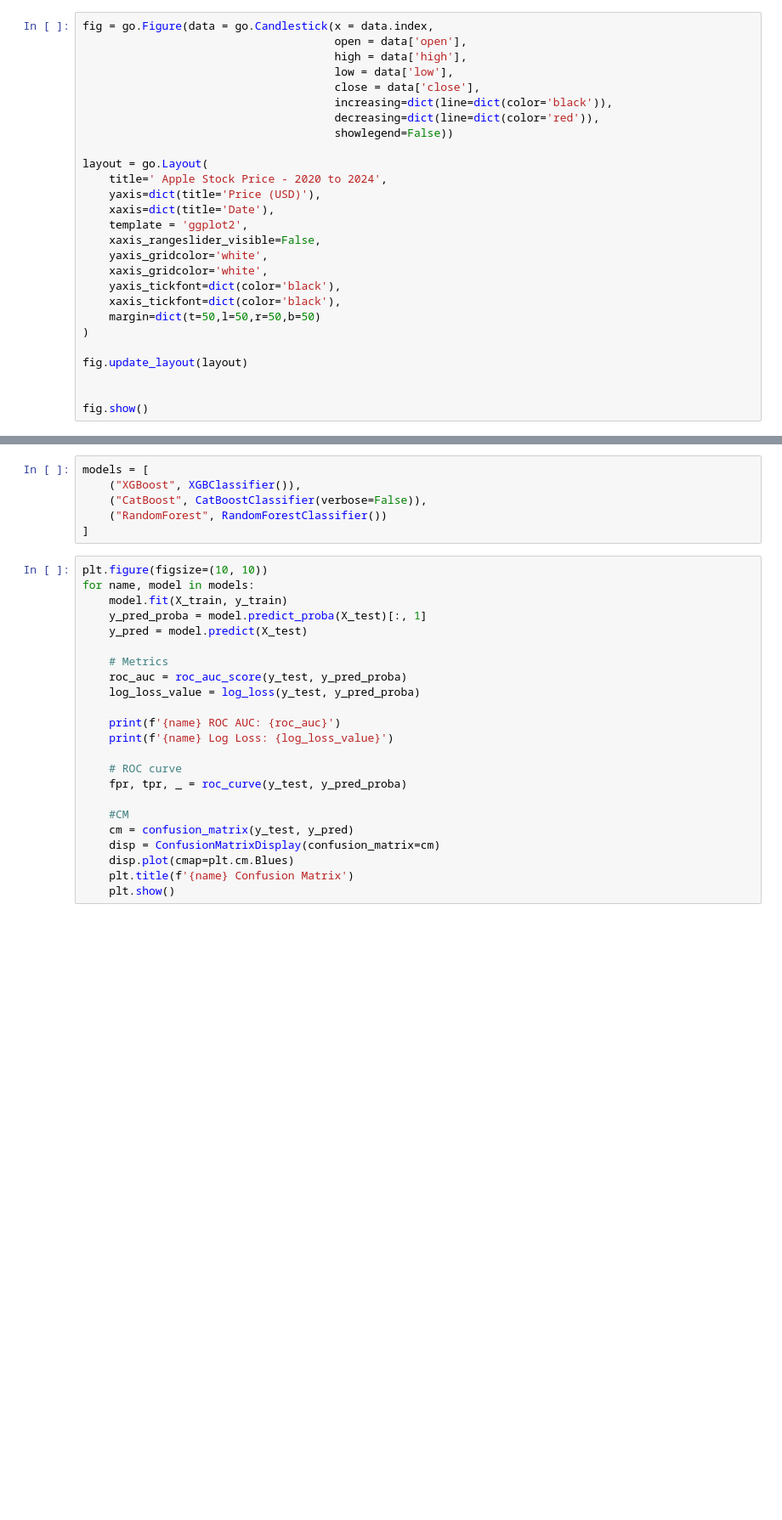
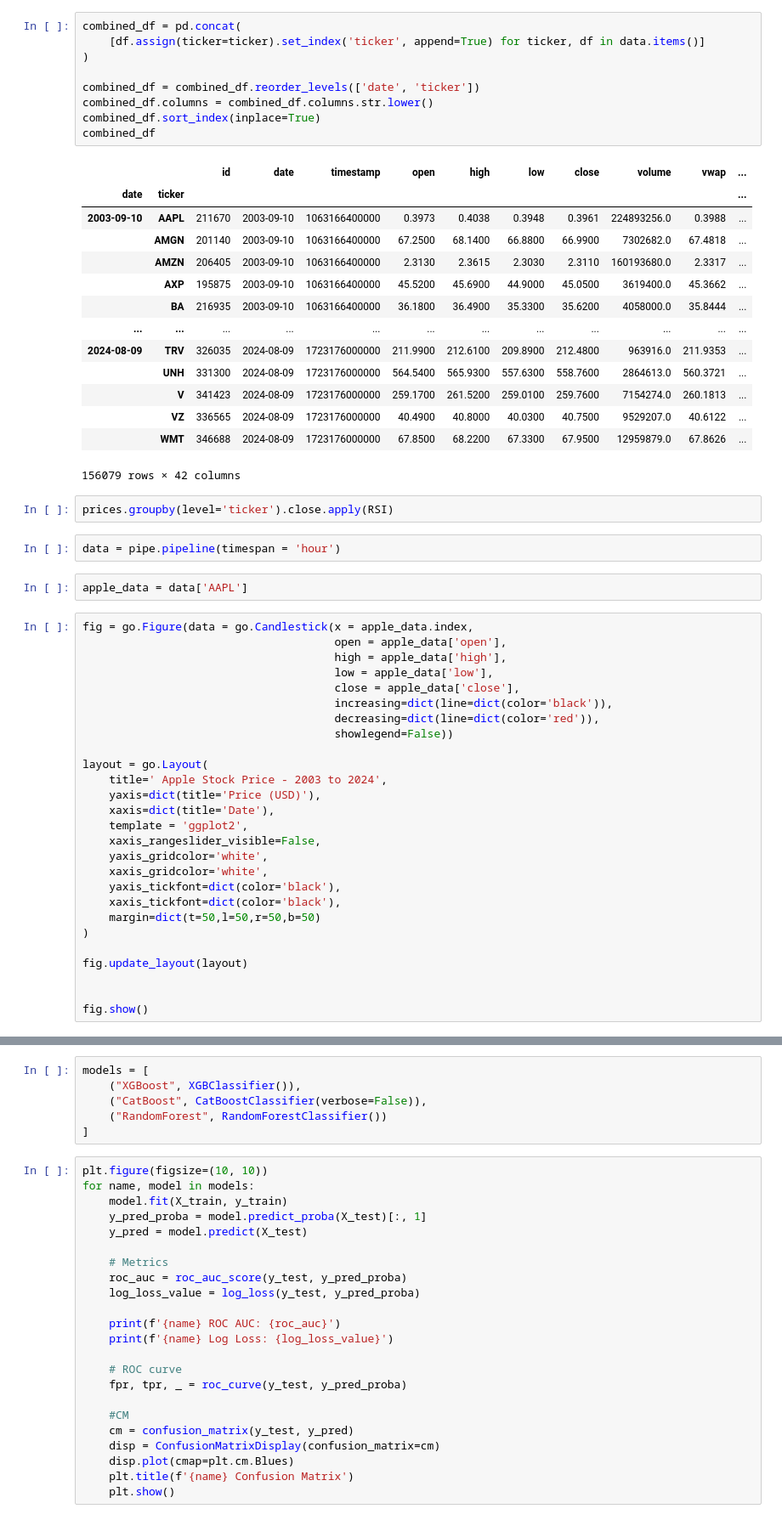
Before and after one commit to rravinet/algo_trading, a Jupyter notebook: Modelling/model.ipynb, the cells around one changed output, grey strips where cells are left out. Shown: that part at 85% size. Drawn from its saved outputs; the diff is of its cells as text; blank space fills up the shorter version.

```diff
--- a/Modelling/model.ipynb
+++ b/Modelling/model.ipynb
@@ -77,15 +94,45 @@ data.index = pd.to_datetime(data.index)
+# %%
+combined_df = pd.concat(
+    [df.assign(ticker=ticker).set_index('ticker', append=True) for ticker, df in data.items()]
+)
+
+combined_df = combined_df.reorder_levels(['date', 'ticker'])
+combined_df.columns = combined_df.columns.str.lower()
+combined_df.sort_index(inplace=True)
+combined_df
+# %% [output]
+|  |  | id | date | timestamp | open | high | low | close | volume | vwap | ... |
+| date | ticker |  |  |  |  |  |  |  |  |  | ... |
+| 2003-09-10 | AAPL | 211670 | 2003-09-10 | 1063166400000 | 0.3973 | 0.4038 | 0.3948 | 0.3961 | 224893256.0 | 0.3988 | ... |
+|  | AMGN | 201140 | 2003-09-10 | 1063166400000 | 67.2500 | 68.1400 | 66.8800 | 66.9900 | 7302682.0 | 67.4818 | ... |
+|  | AMZN | 206405 | 2003-09-10 | 1063166400000 | 2.3130 | 2.3615 | 2.3030 | 2.3110 | 160193680.0 | 2.3317 | ... |
+|  | AXP | 195875 | 2003-09-10 | 1063166400000 | 45.5200 | 45.6900 | 44.9000 | 45.0500 | 3619400.0 | 45.3662 | ... |
+|  | BA | 216935 | 2003-09-10 | 1063166400000 | 36.1800 | 36.4900 | 35.3300 | 35.6200 | 4058000.0 | 35.8444 | ... |
+| ... | ... | ... | ... | ... | ... | ... | ... | ... | ... | ... | ... |
+| 2024-08-09 | TRV | 326035 | 2024-08-09 | 1723176000000 | 211.9900 | 212.6100 | 209.8900 | 212.4800 | 963916.0 | 211.9353 | ... |
+|  | UNH | 331300 | 2024-08-09 | 1723176000000 | 564.5400 | 565.9300 | 557.6300 | 558.7600 | 2864613.0 | 560.3721 | ... |
+|  | V | 341423 | 2024-08-09 | 1723176000000 | 259.1700 | 261.5200 | 259.0100 | 259.7600 | 7154274.0 | 260.1813 | ... |
+|  | VZ | 336565 | 2024-08-09 | 1723176000000 | 40.4900 | 40.8000 | 40.0300 | 40.7500 | 9529207.0 | 40.6122 | ... |
+|  | WMT | 346688 | 2024-08-09 | 1723176000000 | 67.8500 | 68.2200 | 67.3300 | 67.9500 | 12959879.0 | 67.8626 | ... |
+156079 rows × 42 columns
+# %%
+prices.groupby(level='ticker').close.apply(RSI)
+# %%
+data = pipe.pipeline(timespan = 'hour')
+# %%
+apple_data = data['AAPL']
 # %%
-fig = go.Figure(data = go.Candlestick(x = data.index,
-                                      open = data['open'],
-                                      high = data['high'],
-                                      low = data['low'],
-                                      close = data['close'],
+fig = go.Figure(data = go.Candlestick(x = apple_data.index,
+                                      open = apple_data['open'],
+                                      high = apple_data['high'],
+                                      low = apple_data['low'],
+                                      close = apple_data['close'],
                                       increasing=dict(line=dict(color='black')),
                                       decreasing=dict(line=dict(color='red')),
                                       showlegend=False))
 
 layout = go.Layout(
-    title=' Apple Stock Price - 2020 to 2024',
+    title=' Apple Stock Price - 2003 to 2024',
     yaxis=dict(title='Price (USD)'),
     xaxis=dict(title='Date'),
     template = 'ggplot2',
```
Also changed, not shown: parts of 35 cells of this notebook, 9 other files.
